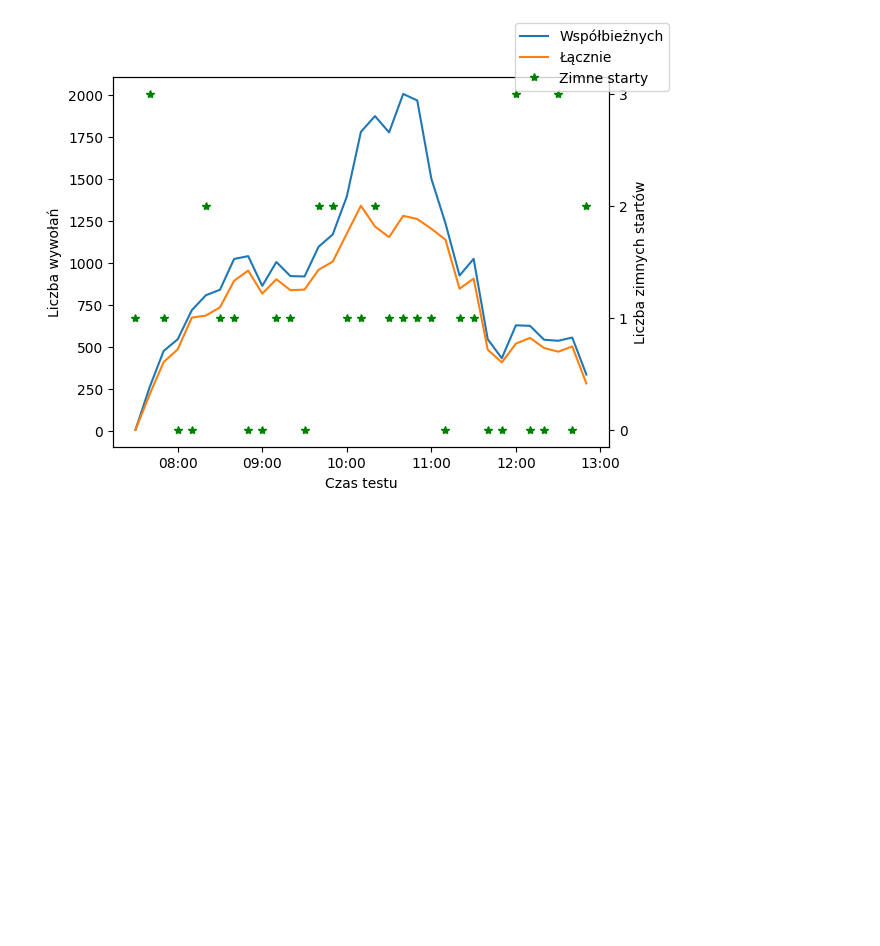
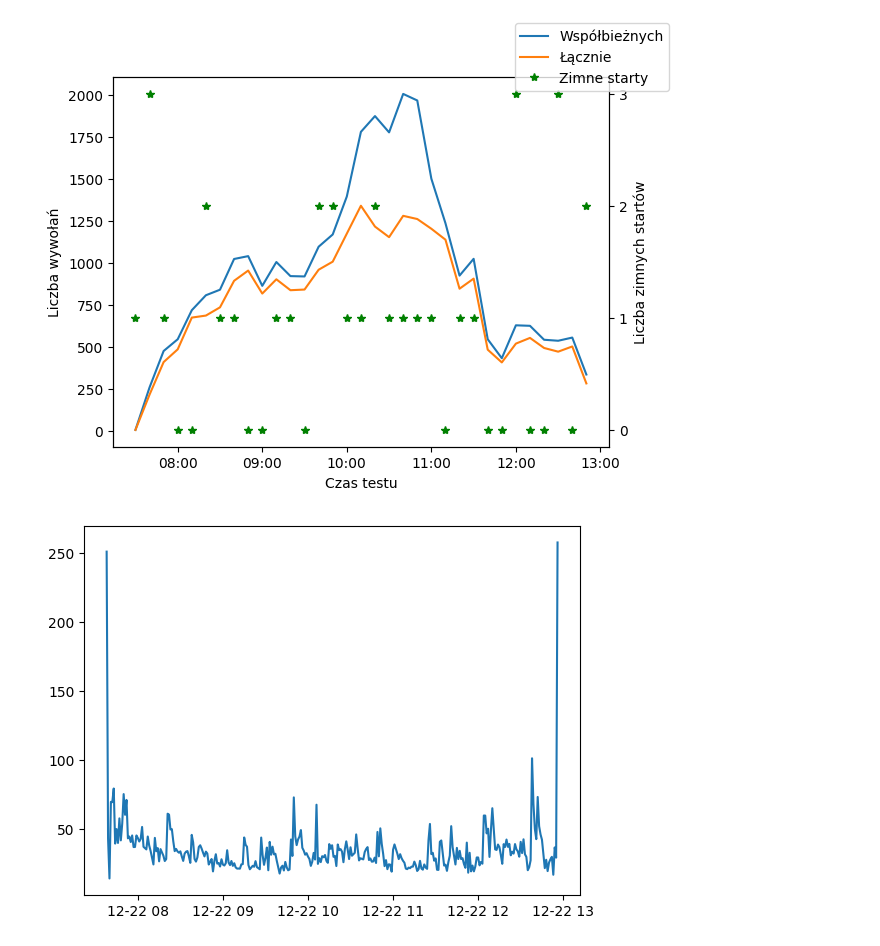
Before and after one commit to moreno-models/api, a Jupyter notebook: analysis/steady_cloudwatch.ipynb, the cells around one changed output. Cells and saved outputs as stored; diff of their text form; code cells hidden in the pictures; blank space fills up the shorter version.

```diff
--- a/analysis/steady_cloudwatch.ipynb
+++ b/analysis/steady_cloudwatch.ipynb
@@ -95,3 +95,14 @@ fig.show()
 # TODO: why there is more concurrent than total?
 # %% [output]
 [figure]
+# %%
+fig, ax = plt.subplots()
+
+logs_resampled = logs[logs.duration < 5000].resample('1T').mean()
+
+# logs_resampled
+ax.plot(logs_resampled.index, logs_resampled['duration'])
+
+fig.show()
+# %% [output]
+[figure, added]
```
Also changed, not shown: 1 other file.
